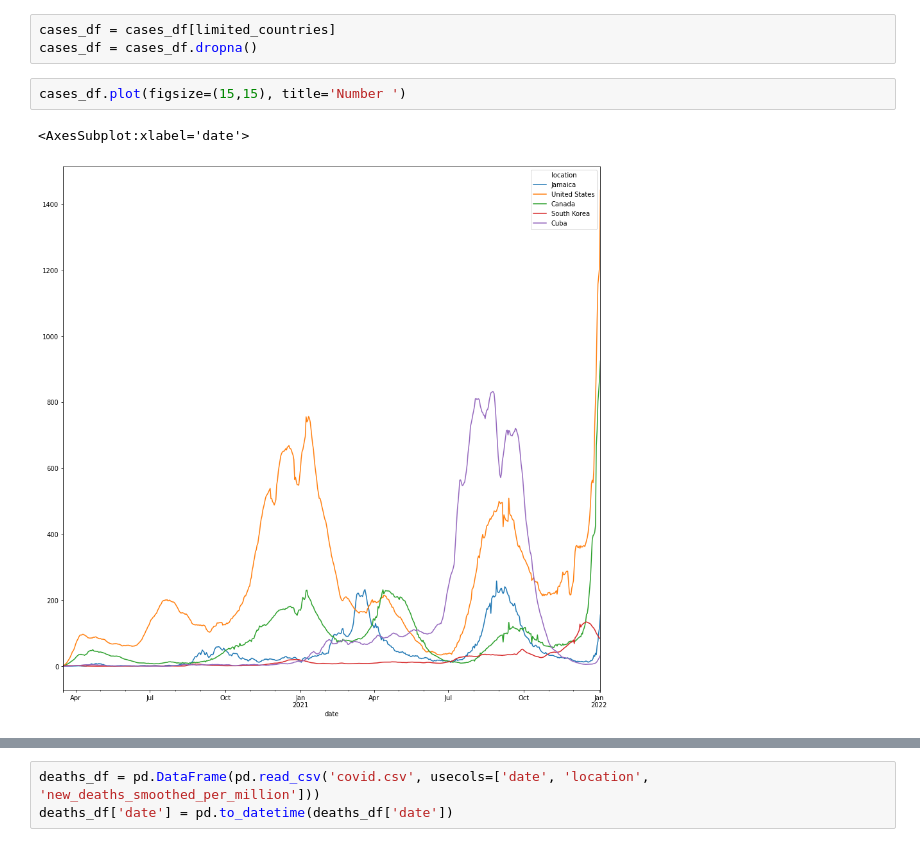
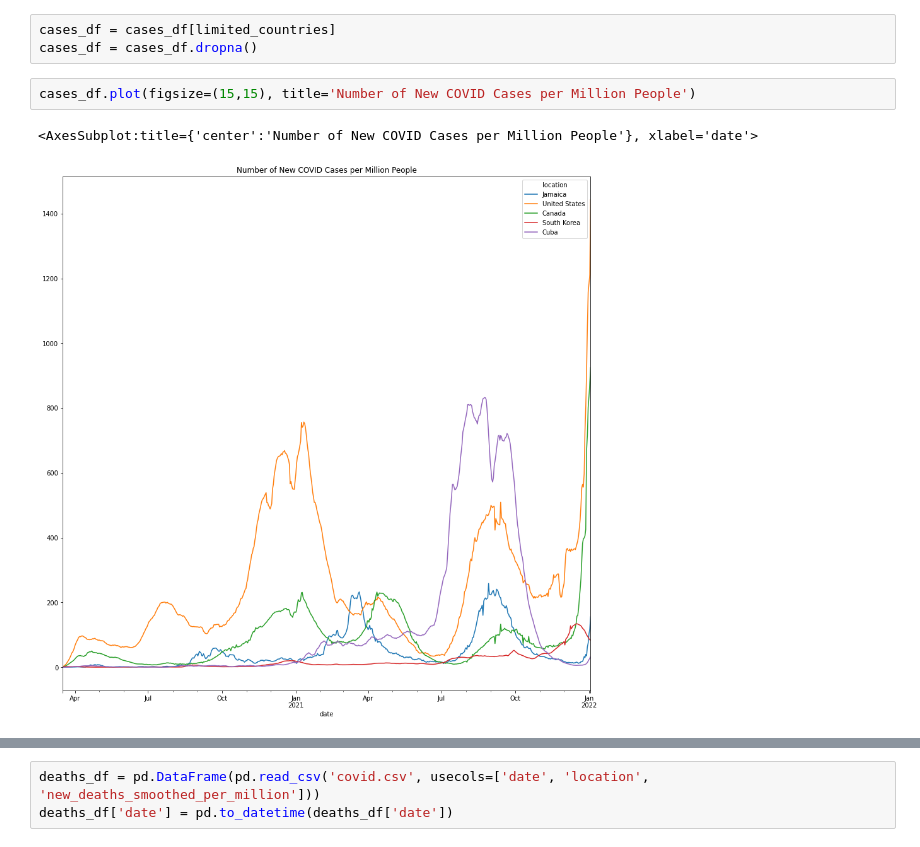
Before and after one commit to smv5467/covid-vaccine-analysis, a Jupyter notebook: Covid Vaccination Percentages.ipynb, the cells around one changed output, grey strips where cells are left out. Cells and saved outputs as stored; diff of their text form.

```diff
--- a/Covid Vaccination Percentages.ipynb
+++ b/Covid Vaccination Percentages.ipynb
@@ -70,7 +77,7 @@ cases_df = cases_df.set_index(['date', 'location'])['new_cases_smoothed_per_mill
 cases_df = cases_df[limited_countries]
 cases_df = cases_df.dropna()
 # %%
-cases_df.plot(figsize=(15,15), title='Number ')
+cases_df.plot(figsize=(15,15), title='Number of New COVID Cases per Million People')
 # %% [output]
-<AxesSubplot:xlabel='date'>
+<AxesSubplot:title={'center':'Number of New COVID Cases per Million People'}, xlabel='date'>
-[figure, old version]
+[figure, new version]
```
Also changed, not shown: parts of 13 cells of this notebook.
